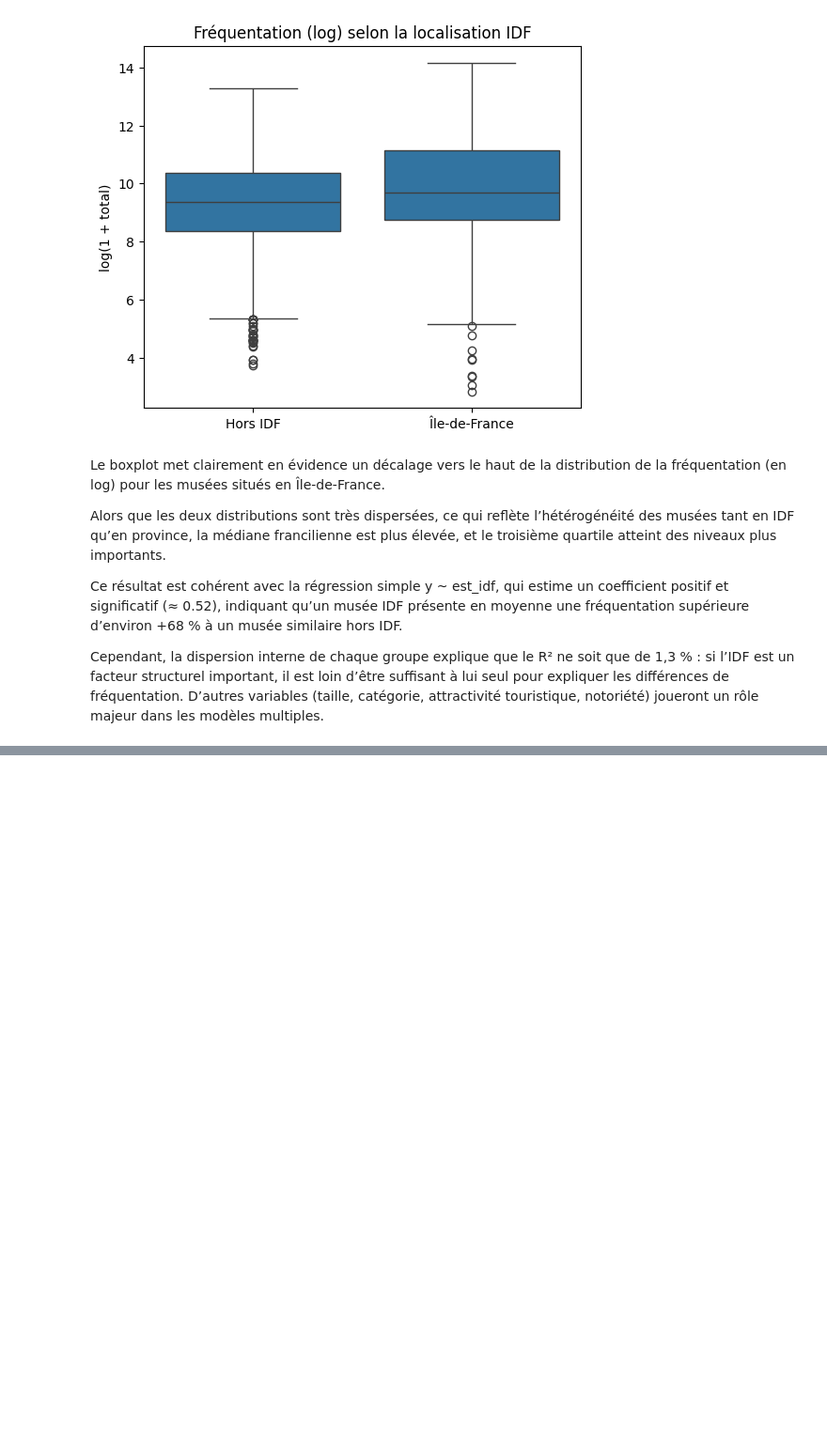
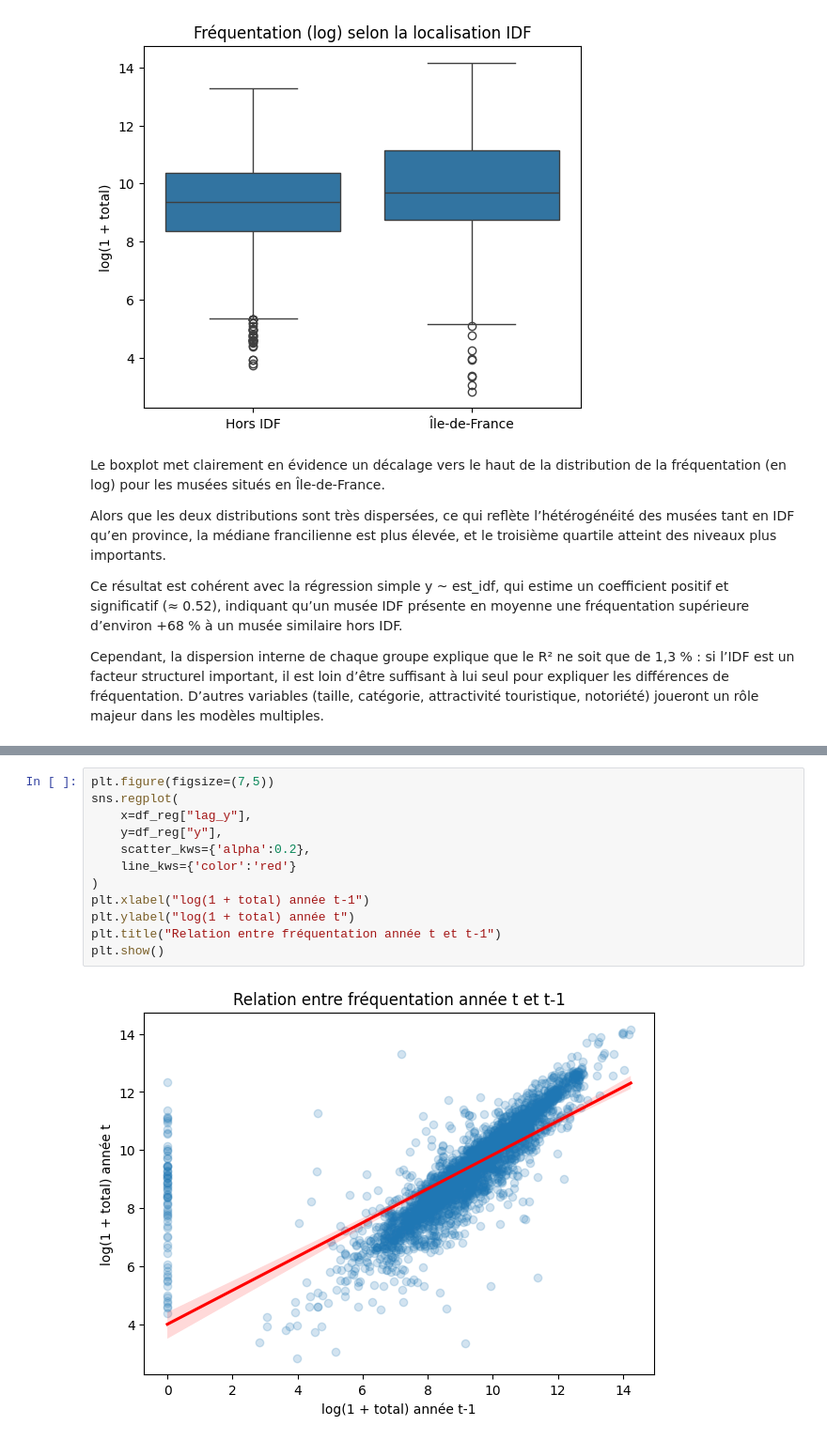
Before and after one commit to emmabezombes/prediction-musee, a Jupyter notebook: notebook/notebook_musees.ipynb, the cells around one changed output, grey strips where cells are left out. Shown at 94% size. Drawn from its saved outputs; the diff is of its cells as text; blank space fills up the shorter version.

```diff
--- a/notebook/notebook_musees.ipynb
+++ b/notebook/notebook_musees.ipynb
@@ -475,0 +543,14 @@ Cependant, la dispersion interne de chaque groupe explique que le R² ne soit qu
+# %%
+plt.figure(figsize=(7,5))
+sns.regplot(
+    x=df_reg["lag_y"],
+    y=df_reg["y"],
+    scatter_kws={'alpha':0.2},
+    line_kws={'color':'red'}
+)
+plt.xlabel("log(1 + total) année t-1")
+plt.ylabel("log(1 + total) année t")
+plt.title("Relation entre fréquentation année t et t-1")
+plt.show()
+# %% [output]
+[figure, added]
```
Also changed, not shown: parts of 9 cells of this notebook.
